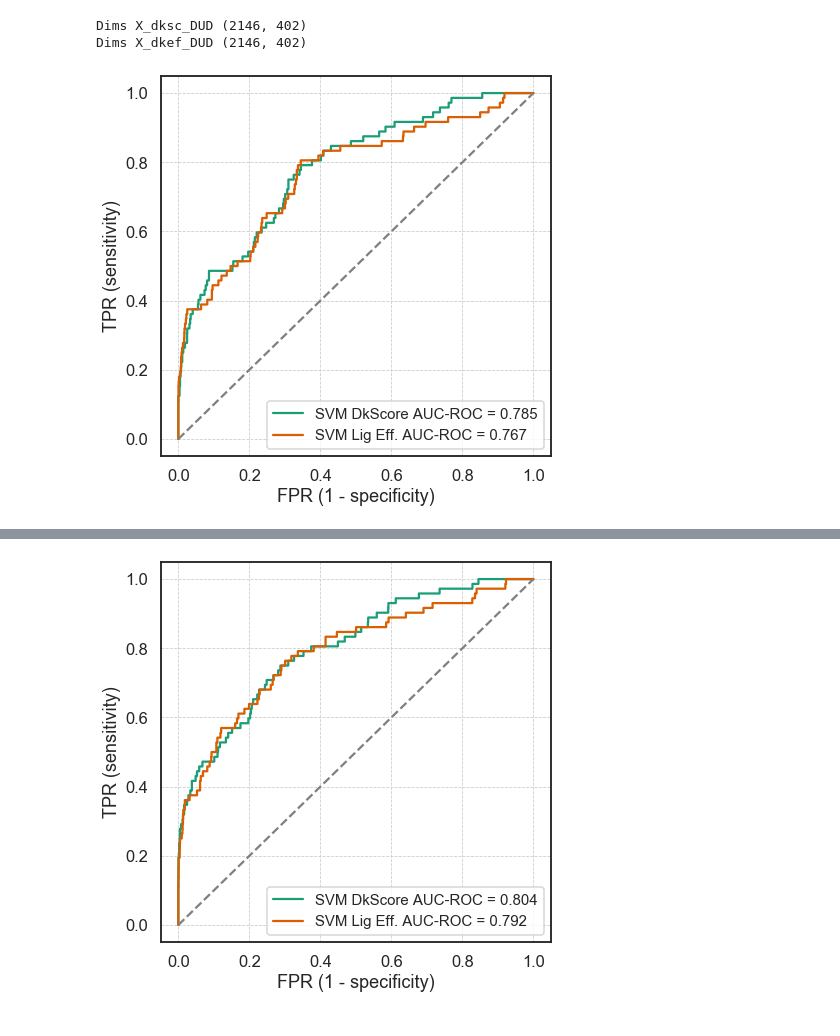
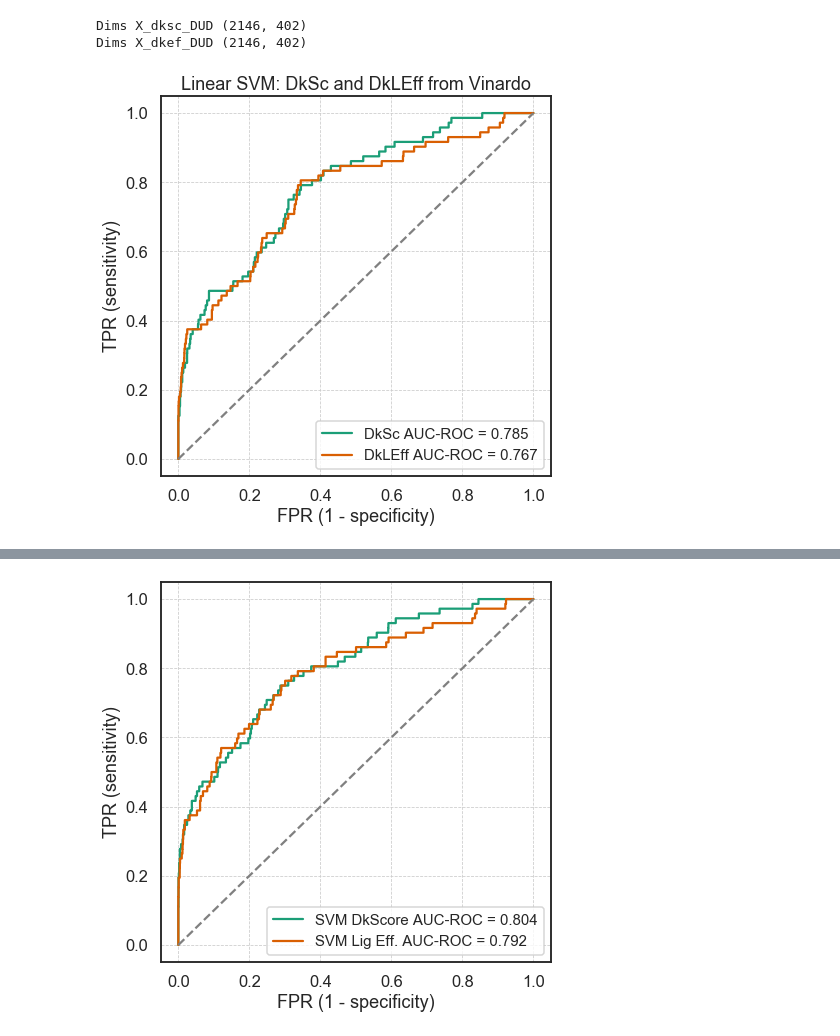
Before and after one commit to jRicciL/CDK2_notebooks, a Jupyter notebook: 6_Machine_Learning_Models/4_SVM_with_docking_scores.ipynb, the cells around one changed output, grey strips where cells are left out. Drawn from its saved outputs; the diff is of its cells as text; code cells hidden in the pictures.

Commit message:
wraper function to call ml models more clearly

```diff
--- a/6_Machine_Learning_Models/4_SVM_with_docking_scores.ipynb
+++ b/6_Machine_Learning_Models/4_SVM_with_docking_scores.ipynb
@@ -55,6 +55,13 @@ print(F"Dims X_dkef_DUD", X_dkef_DUD.shape)
 # %% [output]
 Dims X_dksc_DUD (2146, 402)
 Dims X_dkef_DUD (2146, 402)
+# %%
+# Finally we create adictionary that we will use to combine different approaches
+scores_dic = {'CSAR': {'DkSc':  {'X': X_dksc_CSAR, 'y': y_dksc_CSAR},
+                       'DkLEff': {'X': X_dkef_CSAR, 'y': y_dkef_CSAR} },
+              'DUD':  {'DkSc':  {'X': X_dksc_DUD,  'y': y_dksc_DUD},
+                       'DkLEff': {'X': X_dkef_DUD,  'y': y_dkef_DUD} }
+             }
 # %%
 from sklearn.pipeline import Pipeline
 from sklearn.preprocessing import StandardScaler
@@ -100,20 +107,27 @@ def run_SVM(X_train, X_test, y_train, y_test,
     y_prob  = linear_SVC.predict_proba(X_test)[:,1] # Predicted prob values for X_test
     y_score = linear_SVC.decision_function(X_test) # Hyperplane distances
     y_pred  = linear_SVC.predict(X_test) # predicted values
-
+    '''Returns the y_score values and the lnear_SVC object'''
     return(y_score, linear_SVC)
-# %%
-X_train = X_dksc_CSAR; y_train = y_dksc_CSAR
-X_test = X_dksc_DUD; y_test = y_dksc_DUD
-y_score_dksc, svc_dksc = run_SVM(X_train, X_test, y_train, y_test)
-
-X_train = X_dkef_CSAR; y_train = y_dkef_CSAR
-X_test = X_dkef_DUD; y_test = y_dkef_DUD
-y_score_dkef, svc_dkef = run_SVM(X_train, X_test, y_train, y_test)
-
-svm_preds = {'SVM DkScore': y_score_dksc, 'SVM Lig Eff.': y_score_dkef}
-svm_rocs = PlotMetric(y_true = y_test, y_pred_dict = svm_preds,
-                     decreasing = False)
-svm_rocs.plot_roc_auc('')
-# %% [output]
-[figure, removed]
+# %%
+def model_wrapper(train_key, test_key, list_of_scores, model,
+                  scores_dic = scores_dic, decreasing = False, **kwargs):
+    y_preds = {}; trained_models = {}
+    for score in list_of_scores:
+        X_train = scores_dic[train_key][score]['X']
+        y_train = scores_dic[train_key][score]['y']
+        X_test  = scores_dic[test_key][score]['X']
+        y_test  = scores_dic[test_key][score]['y']
+        # Runs the model
+        y_preds[score], trained_models[score] = model(X_train, X_test,
+                                                      y_train, y_test, **kwargs)
+    # Invoke PlotMetric Class
+    model_results = PlotMetric(y_true = y_test, y_pred_dict = y_preds, decreasing=decreasing)
+    return(model_results, trained_models)
+# %%
+linear_svm, _ = model_wrapper(train_key = 'CSAR', test_key = 'DUD',
+                           list_of_scores = ['DkSc', 'DkLEff'], model = run_SVM,
+                           scores_dic = scores_dic, decreasing = False)
+linear_svm.plot_roc_auc('Linear SVM: DkSc and DkLEff from Vinardo')
+# %% [output]
+[figure, added]
```
Also changed, not shown: parts of 1 cell of this notebook.
